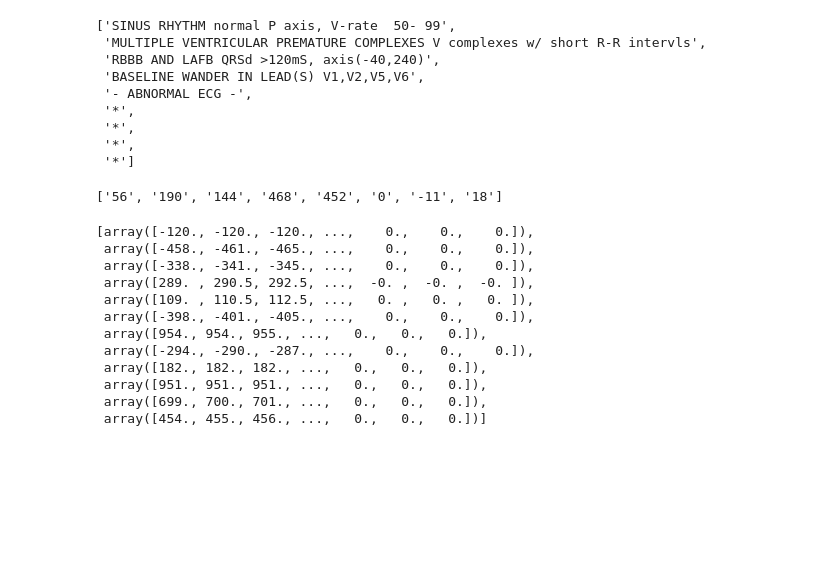
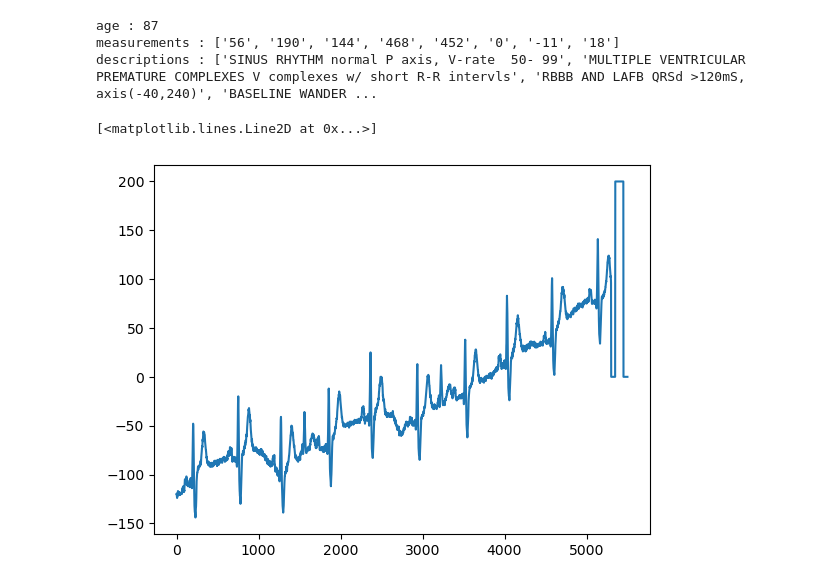
Before and after one commit to sehunfromdaegu/xml_module, a Jupyter notebook: HY.ipynb, the cells around one changed output. Drawn from its saved outputs; the diff is of its cells as text; code cells hidden in the pictures; blank space fills up the shorter version.

```diff
--- a/HY.ipynb
+++ b/HY.ipynb
@@ -11,35 +14,14 @@ import xml.etree.ElementTree as et
-# %%
-path = './ECG Sample 4 Hospitals/4. HY/f6f51700-b41c-11ee-4823-00c68da90029.xml'
-xml_ns = {'hy':'http://www3.medical.philips.com'}
-root = et.parse(path)
-descriptions_xml(root)
-# %% [output]
-['SINUS RHYTHM normal P axis, V-rate  50- 99',
- 'MULTIPLE VENTRICULAR PREMATURE COMPLEXES V complexes w/ short R-R intervls',
- 'RBBB AND LAFB QRSd >120mS, axis(-40,240)',
- 'BASELINE WANDER IN LEAD(S) V1,V2,V5,V6',
- '- ABNORMAL ECG -',
- '*',
- '*',
- '*',
- '*']
-# %%
-measurements_from_xml(root)
-# %% [output]
-['56', '190', '144', '468', '452', '0', '-11', '18']
+# %%
+print(f'age : {age_from_xml(root)}')
+print(f'measurements : {measurements_from_xml(root)}')
+print(f'descriptions : {descriptions_xml(root)}')
+# %% [output]
+age : 87
+measurements : ['56', '190', '144', '468', '452', '0', '-11', '18']
+descriptions : ['SINUS RHYTHM normal P axis, V-rate  50- 99', 'MULTIPLE VENTRICULAR PREMATURE COMPLEXES V complexes w/ short R-R intervls', 'RBBB AND LAFB QRSd >120mS, axis(-40,240)', 'BASELINE WANDER ...
 # %%
 wave=waves_from_xml_file_SNUB(path)
-wave
+plt.plot(wave[0])
 # %% [output]
-[array([-120., -120., -120., ...,    0.,    0.,    0.]),
- array([-458., -461., -465., ...,    0.,    0.,    0.]),
- array([-338., -341., -345., ...,    0.,    0.,    0.]),
- array([289. , 290.5, 292.5, ...,  -0. ,  -0. ,  -0. ]),
- array([109. , 110.5, 112.5, ...,   0. ,   0. ,   0. ]),
- array([-398., -401., -405., ...,    0.,    0.,    0.]),
- array([954., 954., 955., ...,   0.,   0.,   0.]),
- array([-294., -290., -287., ...,    0.,    0.,    0.]),
- array([182., 182., 182., ...,   0.,   0.,   0.]),
- array([951., 951., 951., ...,   0.,   0.,   0.]),
- array([699., 700., 701., ...,   0.,   0.,   0.]),
- array([454., 455., 456., ...,   0.,   0.,   0.])]
+[<matplotlib.lines.Line2D at 0x...>]
+[figure, added]
```
Also changed, not shown: parts of 2 cells of this notebook, 4 other files.
